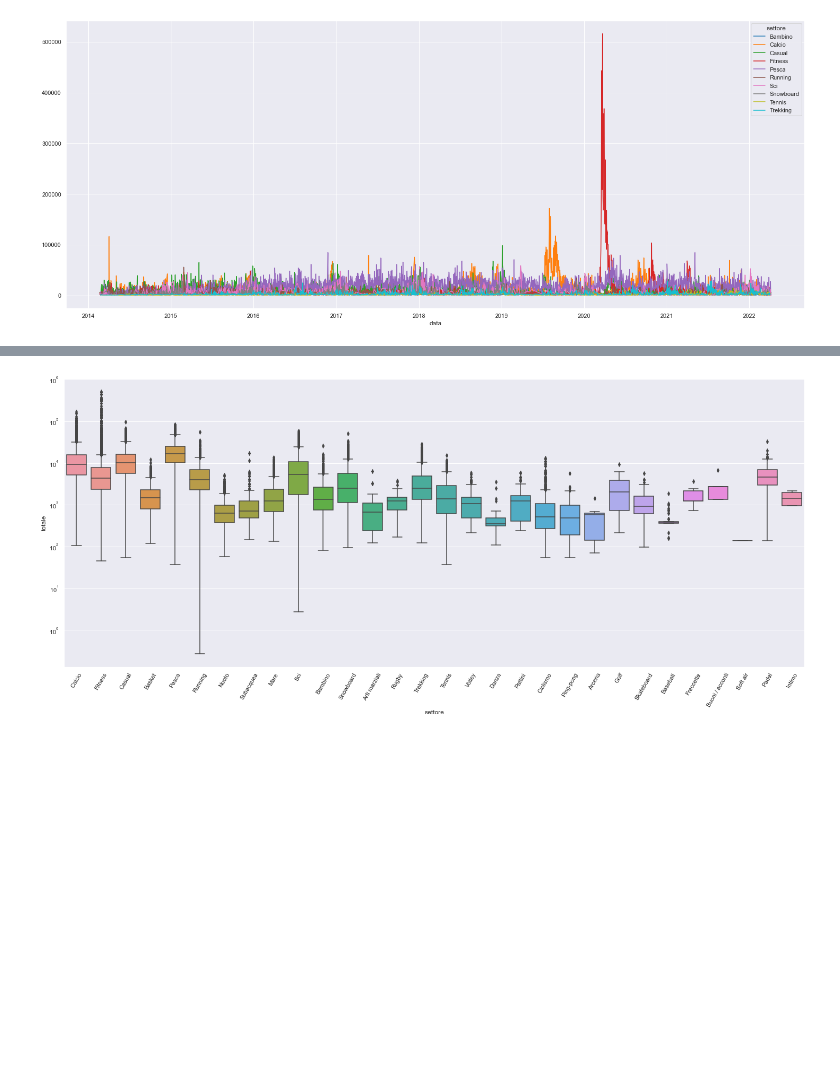
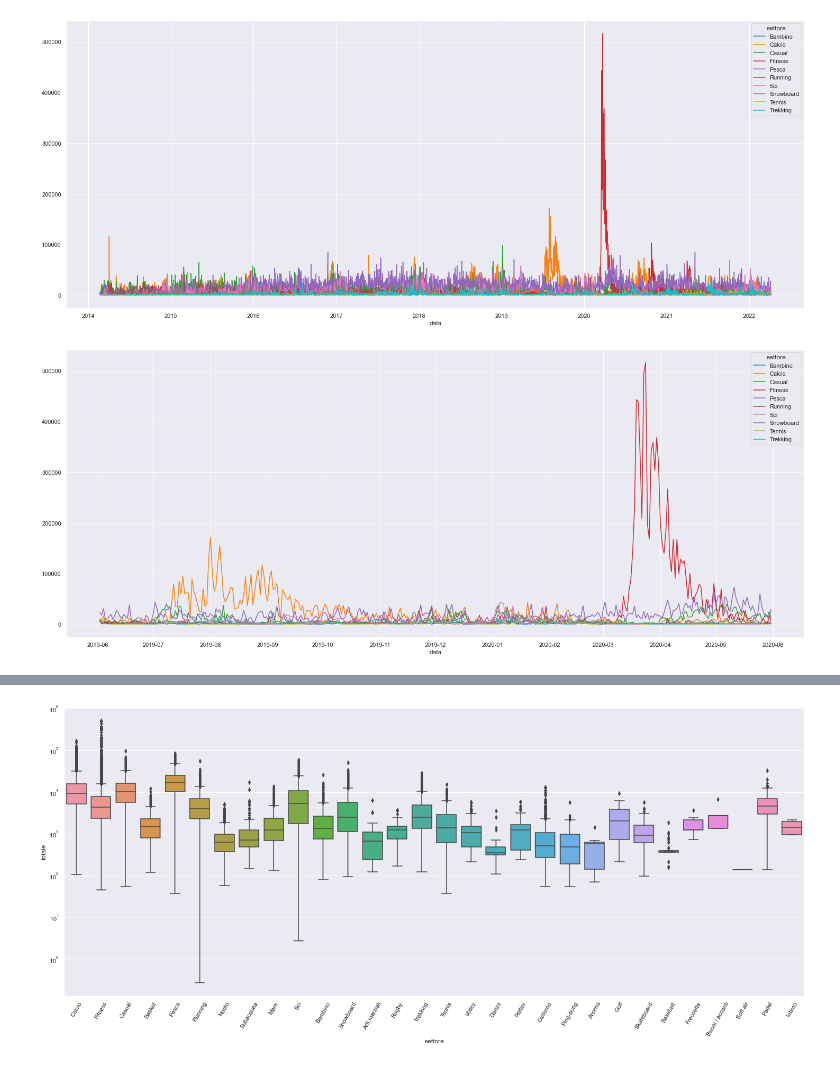
Before and after one commit to DragoneKTM/TimeSeriesProject, a Jupyter notebook: TimeSeriesProject.ipynb, the cells around one changed output, grey strips where cells are left out. Saved outputs shown, nothing was run; the diff lists cells and outputs as text; code cells hidden in the pictures; blank space fills up the shorter version.

```diff
--- a/TimeSeriesProject.ipynb
+++ b/TimeSeriesProject.ipynb
@@ -162,6 +164,13 @@ sns.lineplot(data=df_pivot_settore_and_data, dashes=False, palette="tab10")
 # %% [output]
 <AxesSubplot:xlabel='data'>
 [figure]
+# %%
+plt.figure(figsize=(25,10))
+ax = sns.lineplot(data=df_pivot_settore_and_data[(df_pivot_settore_and_data.index > '2019-06-01') & (df_pivot_settore_and_data.index < '2020-06-01')], dashes=False, palette="tab10")
+ax.xaxis.set_major_locator(mdates.MonthLocator(interval=1))
+ax.xaxis.set_major_formatter(mdates.DateFormatter('%Y-%m'))
+# %% [output]
+[figure, added]
 # %%
 df_pivot_settore_and_data.describe()
 # %% [output]
```
Also changed, not shown: parts of 27 cells of this notebook.
